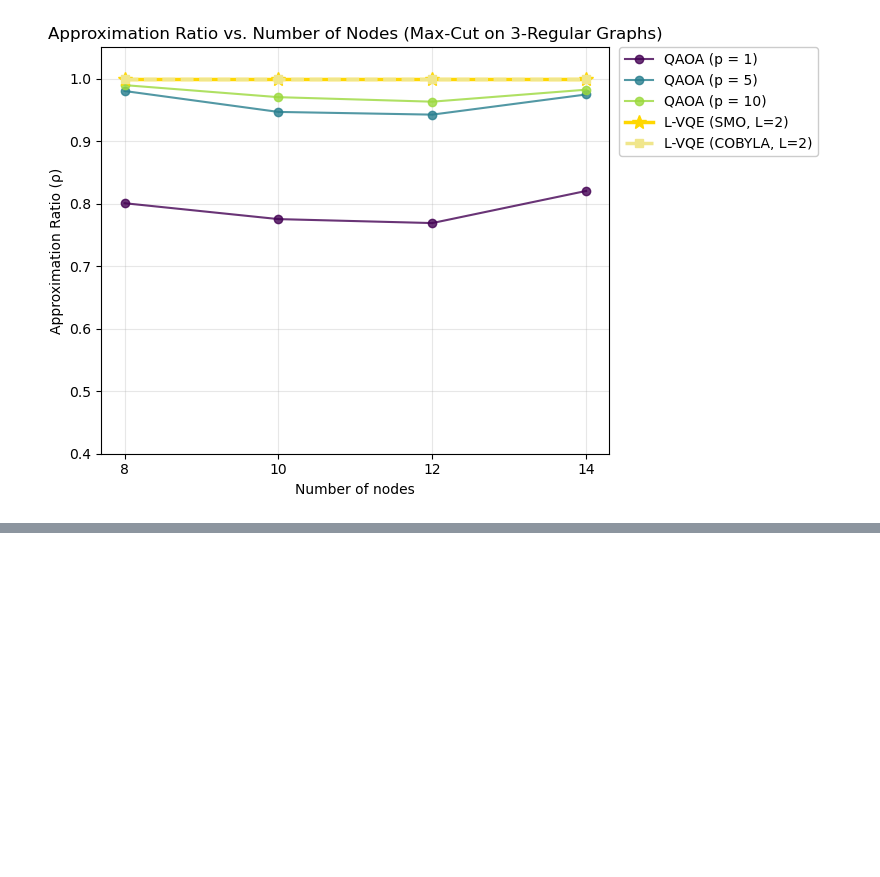
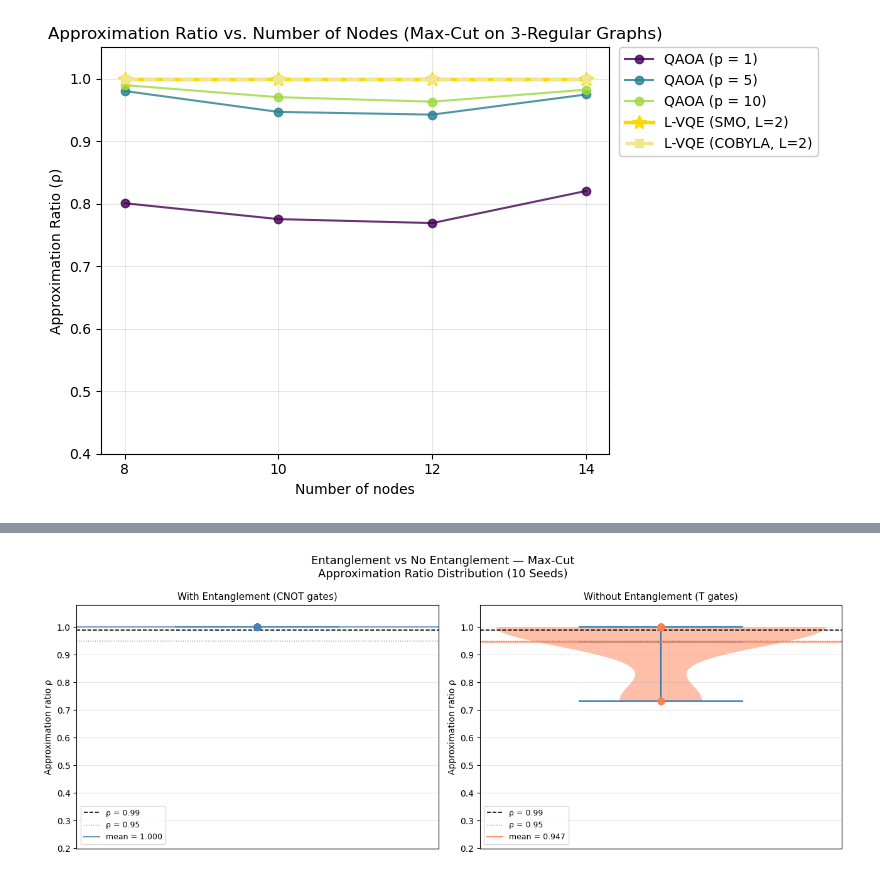
Before and after one commit to myriamcg/layered_vqe, a Jupyter notebook: sprint/02_MaxCut_Analysis.ipynb, the cells around one changed output, grey strips where cells are left out. Cells and saved outputs as stored; diff of their text form; code cells hidden in the pictures; blank space fills up the shorter version.

```diff
--- a/sprint/02_MaxCut_Analysis.ipynb
+++ b/sprint/02_MaxCut_Analysis.ipynb
@@ -316,0 +470,52 @@ plt.show()
+# %%
+# =============================================================
+# PLOT 2: Distribution violin plot (Max-Cut)
+# =============================================================
+
+import pandas as pd
+import numpy as np
+import matplotlib.pyplot as plt
+
+df_ent_maxcut = pd.read_csv("data_entanglement_maxcut.csv")
+mc_ent_arr = df_ent_maxcut[df_ent_maxcut["Algorithm"] == "L-VQE Entanglement"]["Rho"].values
+mc_no_arr  = df_ent_maxcut[df_ent_maxcut["Algorithm"] == "L-VQE No Entanglement"]["Rho"].values
+
+fig, axes = plt.subplots(1, 2, figsize=(13, 5))
+fig.suptitle("Entanglement vs No Entanglement — Max-Cut\n"
+             "Approximation Ratio Distribution (10 Seeds)", fontsize=13)
+
+for ax, rhos, color, title in zip(
+    axes,
+    [mc_ent_arr, mc_no_arr],
+    ["steelblue", "coral"],
+    ["With Entanglement (CNOT gates)",
+     "Without Entanglement (T gates)"]
+):
+    vp = ax.violinplot([rhos], positions=[1],
+                       showmeans=True, showmedians=True)
+    for body in vp['bodies']:
+        body.set_facecolor(color)
+        body.set_alpha(0.5)
+
+    ax.scatter([1]*len(rhos), rhos,
+               color=color, alpha=0.8, s=60, zorder=3)
+
+    ax.axhline(0.99, color="black", linestyle="--",
+               linewidth=1.2, label="ρ = 0.99")
+    ax.axhline(0.95, color="gray", linestyle=":",
+               linewidth=1.0, label="ρ = 0.95")
+    ax.axhline(rhos.mean(), color=color, linestyle="-",
+               linewidth=1.5, alpha=0.8,
+               label=f"mean = {rhos.mean():.3f}")
+
+    ax.set_title(title, fontsize=11)
+    ax.set_xticks([])
+    ax.set_ylabel("Approximation ratio ρ", fontsize=10)
+    ax.set_ylim(0.2, 1.08)
+    ax.legend(fontsize=9)
+    ax.grid(True, alpha=0.3, axis='y')
+
+plt.tight_layout()
+plt.show()
+# %% [output]
+[figure, added]
```
Also changed, not shown: parts of 2 cells of this notebook, 3 other files.
